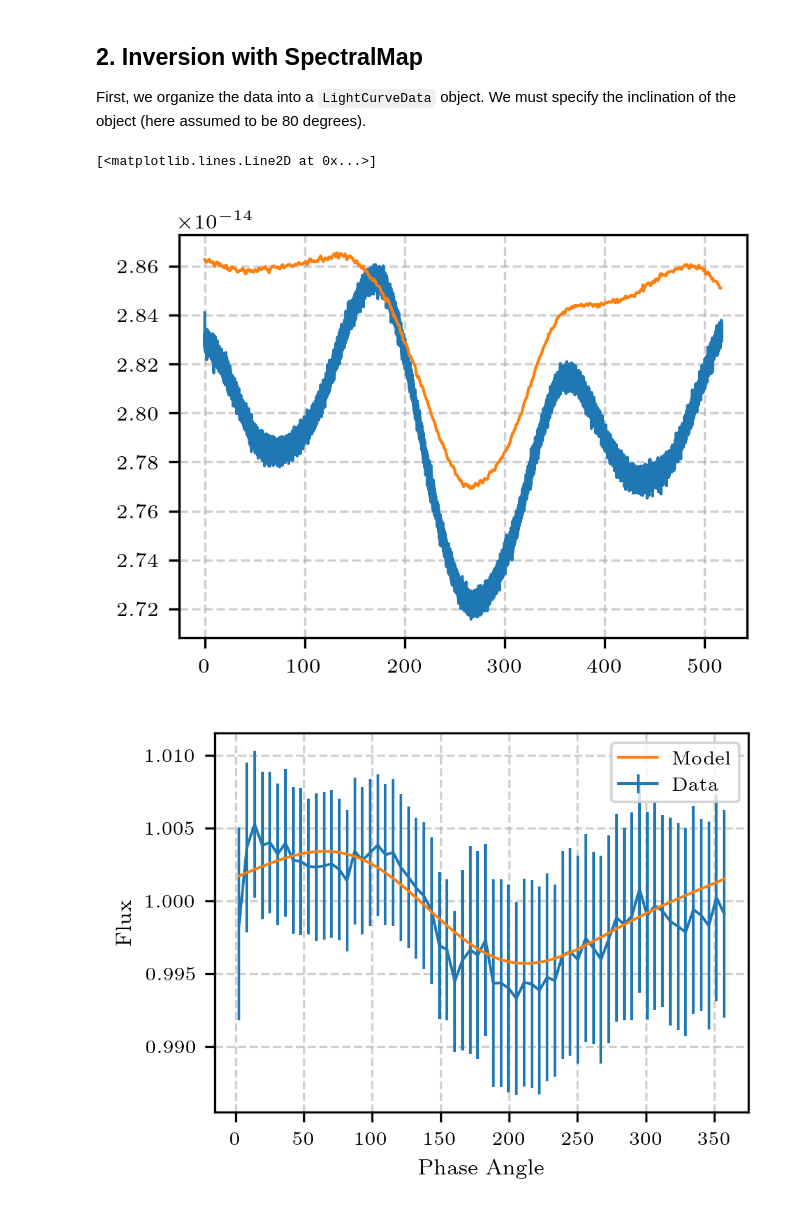
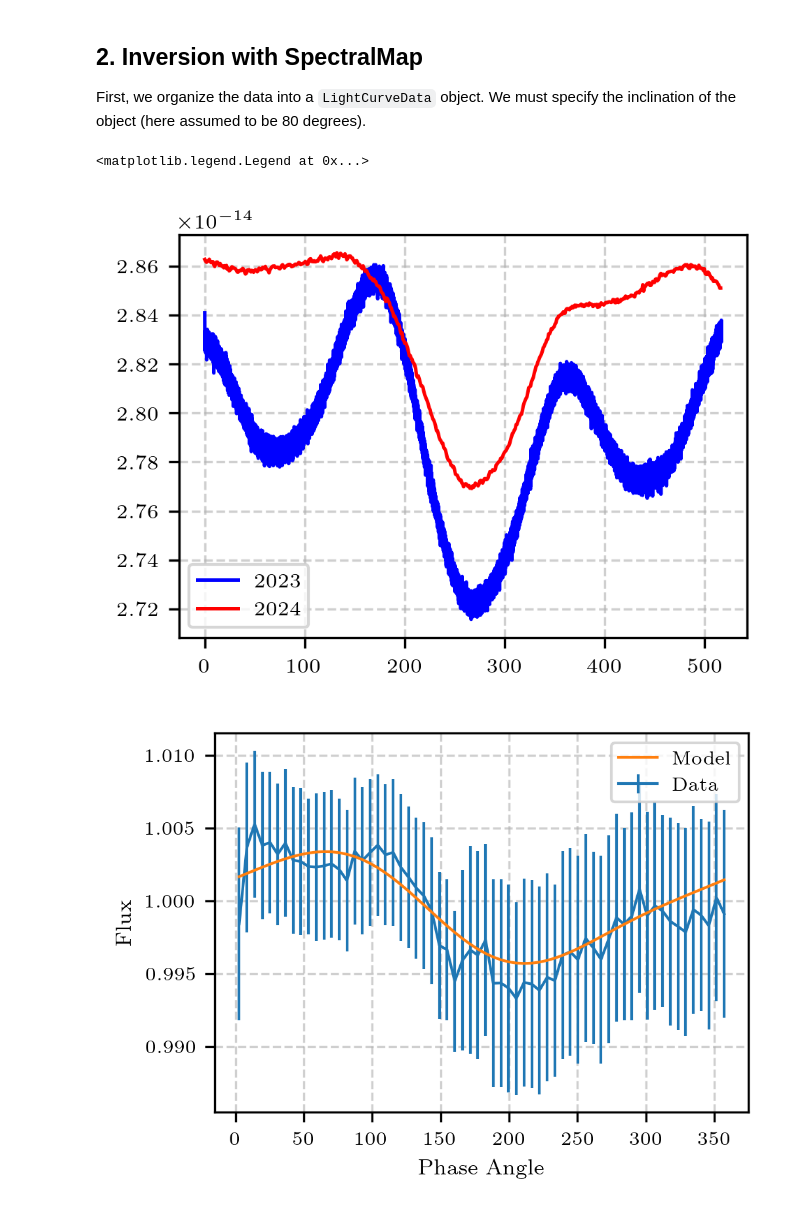
Before and after one commit to w-ruizhe/spectralmap, a Jupyter notebook: docs/source/tutorials/Luhman16B_2024.ipynb, the cells around one changed output. Saved outputs shown, nothing was run; the diff lists cells and outputs as text; code cells hidden in the pictures.

```diff
--- a/docs/source/tutorials/Luhman16B_2024.ipynb
+++ b/docs/source/tutorials/Luhman16B_2024.ipynb
@@ -20,21 +20,22 @@ from spectralmap.utilities import bin_flux_by_theta
 from spectralmap.plotting import COLOR_LIST, PAPER_FIGURES_DIR
 
 # 1. Load the 2023 and 2024 data files
-file_2023 = "data/Luhman16b_NIRSpec_2023.npz"
-file_2024 = "data/Luhman16b_NIRSpec_2024.npz"
+file_23 = "data/Luhman16b_NIRSpec_2023.npz"
+file_24 = "data/Luhman16b_NIRSpec_2024.npz"
 
-d23 = np.load(file_2023)
-d24 = np.load(file_2024)
+d23 = np.load(file_23)
+d24 = np.load(file_24)
 
-theta_2023 = np.asarray(d23["theta"])
-theta_2024 = np.asarray(d24["theta"])
+theta_23 = np.asarray(d23["theta"])
+theta_24 = np.asarray(d24["theta"])
 wl = d24["wl"]
 flux_raw = d24["flux_raw"]
 flux_err = d24["flux_err"]
 
 # 2. Estimate phase shift using circular cross-correlation of broadband light curves
-lc_2023 = np.nanmean(d23["flux_raw"], axis=0)
-lc_2024 = np.nanmean(d24["flux_raw"], axis=0)
+lc_23 = np.nanmean(d23["flux_raw"], axis=0)
+lc_24 = np.nanmean(d24["flux_raw"], axis=0)
+lc_err_24 = np.nanmean(d24["flux_err"], axis=0)
 
 def periodic_interp(theta_deg, values, grid_deg):
     order = np.argsort(theta_deg)
@@ -45,15 +46,15 @@ def periodic_interp(theta_deg, values, grid_deg):
     return np.interp(grid_deg, x_ext, y_ext)
 
 phase_grid = np.linspace(0, 360, 720, endpoint=False)
-ref = periodic_interp(theta_2023, lc_2023, phase_grid)
+ref = periodic_interp(theta_23, lc_23, phase_grid)
 ref = (ref - np.nanmean(ref)) / np.nanstd(ref)
 
 candidate_shifts = np.linspace(-180, 180, 1441)
 corr = np.empty(candidate_shifts.size)
 
 for i, shift_deg in enumerate(candidate_shifts):
-    shifted_theta_2024 = (theta_2024 + shift_deg)
-    cur = periodic_interp(shifted_theta_2024, lc_2024, phase_grid)
+    shifted_theta_24 = (theta_24 + shift_deg)
+    cur = periodic_interp(shifted_theta_24, lc_24, phase_grid)
     cur = (cur - np.nanmean(cur)) / np.nanstd(cur)
     corr[i] = np.nanmean(ref * cur)
 
@@ -61,7 +62,7 @@ best_shift_deg = float(candidate_shifts[np.nanargmax(corr)])
 print(f"Best 2024→2023 phase shift from cross-correlation: {best_shift_deg:.2f} deg")
 
 # 3. Apply inferred shift to 2024 phases
-theta = (theta_2024 + best_shift_deg)
+theta = (theta_24 + best_shift_deg)
 
 # 4. Normalize and bin
 amplitudes = np.nanmean(flux_raw, axis=1)
@@ -78,11 +79,12 @@ First, we organize the data into a `LightCurveData` object. We must specify the
 from spectralmap.mapping import LightCurveData, make_map
 data = LightCurveData(theta=theta, flux=flux, flux_err=flux_err, inc=90)
 # %%
-plt.plot(theta_2023, lc_2023)
-plt.plot(theta_2024, lc_2024)
+plt.plot(theta_23, lc_23, label="2023", color='blue', linewidth=1.2)
+plt.plot(theta_24, lc_24, label="2024", color='red', linewidth=1.2)
+plt.legend()
 # %% [output]
-[<matplotlib.lines.Line2D at 0x...>]
+<matplotlib.legend.Legend at 0x...>
-[figure, old version]
+[figure, new version]
 # %%
 wl_test = 4.4
 i_wl = np.argmin(np.abs(wl - wl_test))
```
Also changed, not shown: parts of 14 cells of this notebook, 10 other files.
